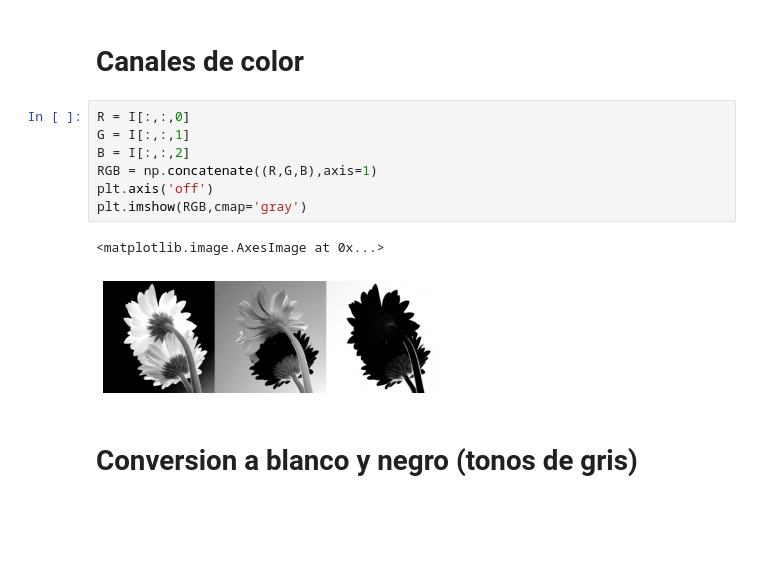
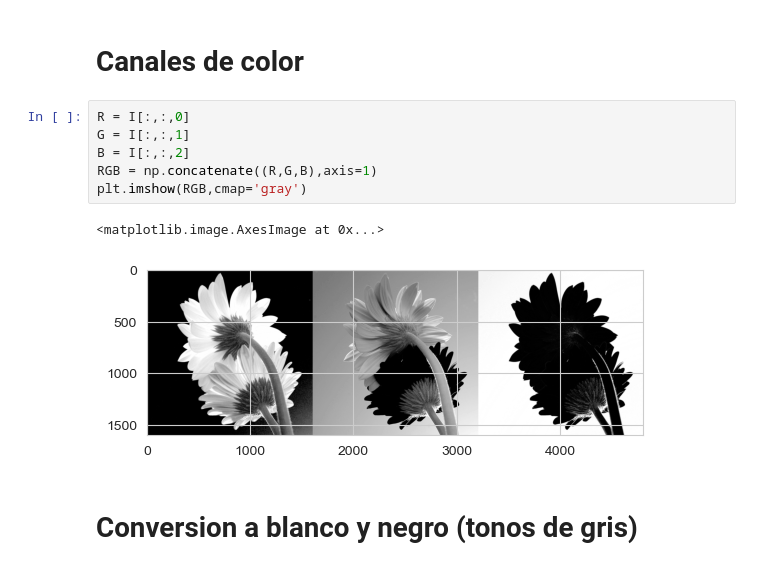
Before and after one commit to joseramoniglesias/EL442_Tratamiento_Senales, a Jupyter notebook: clases/Cap01_Introducción/Matlab/TRAT01_Segmentacion_Sencilla_a_Color.ipynb, the cells around one changed output. Saved outputs shown, nothing was run; the diff lists cells and outputs as text; blank space fills up the shorter version.

```diff
--- a/clases/Cap01_Introducción/Matlab/TRAT01_Segmentacion_Sencilla_a_Color.ipynb
+++ b/clases/Cap01_Introducción/Matlab/TRAT01_Segmentacion_Sencilla_a_Color.ipynb
@@ -34,13 +46,12 @@ plt.imshow(I)
 # %%
 R = I[:,:,0]
 G = I[:,:,1]
 B = I[:,:,2]
 RGB = np.concatenate((R,G,B),axis=1)
-plt.axis('off')
 plt.imshow(RGB,cmap='gray')
 # %% [output]
 <matplotlib.image.AxesImage at 0x...>
-[figure, old version]
+[figure, new version]
 # %% [markdown]
 # Conversion a blanco y negro (tonos de gris)
 # %%
```
Also changed, not shown: parts of 8 cells of this notebook.
